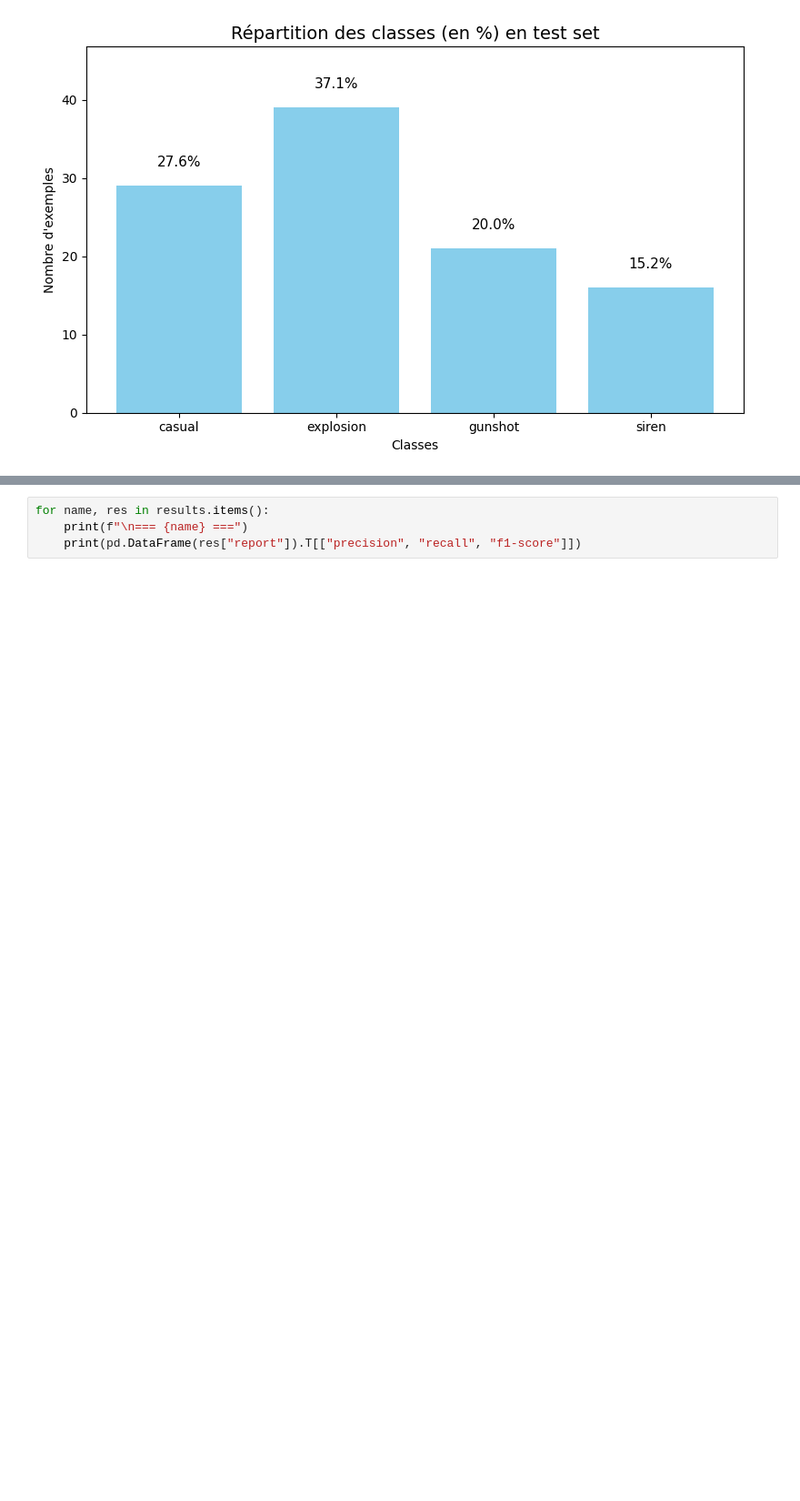
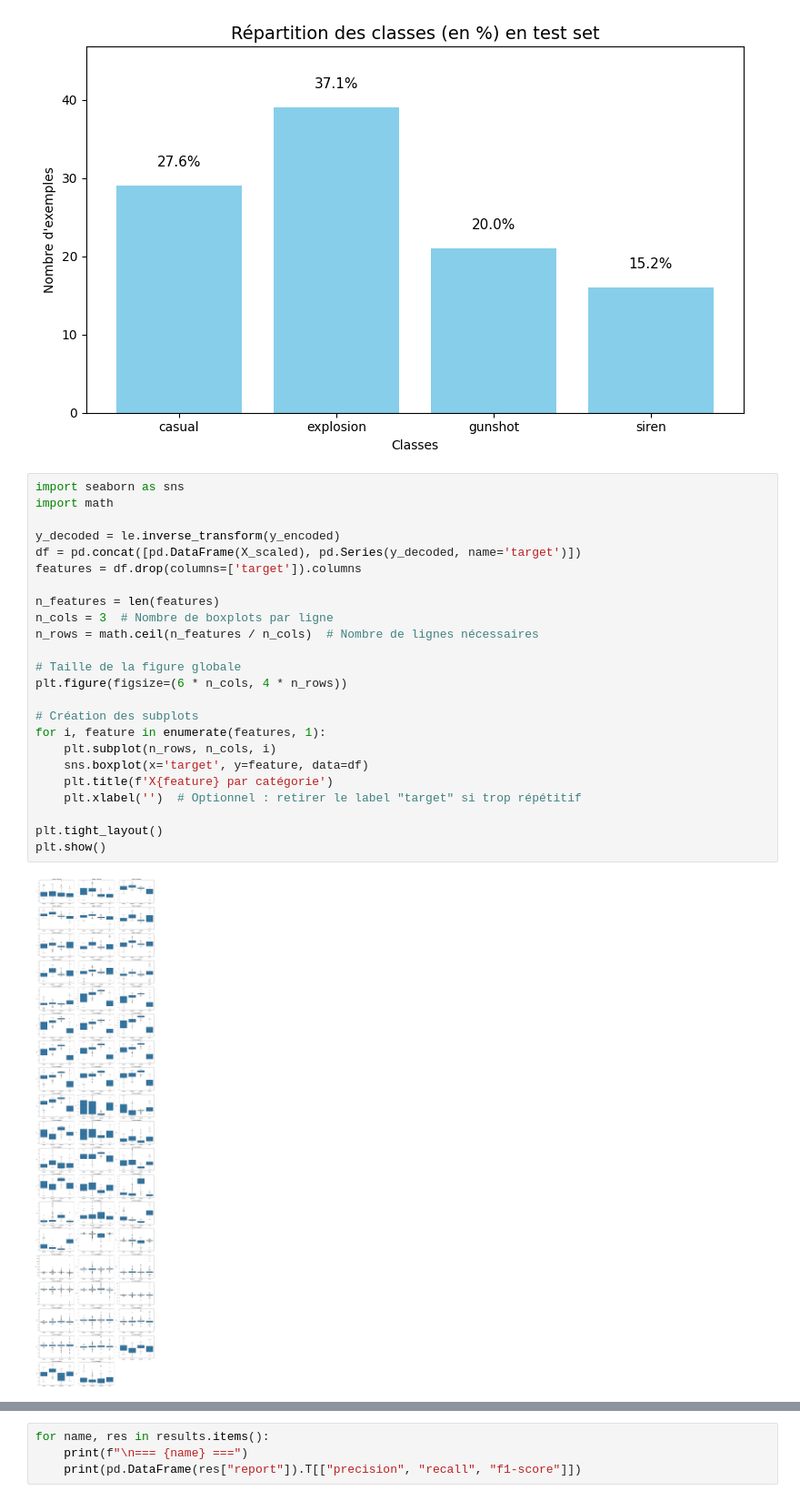
Before and after one commit to Stevens05/SESA, a Jupyter notebook: model/Train_built-in.ipynb, the cells around one changed output, grey strips where cells are left out. Shown: that part at 91% size. Drawn from its saved outputs; the diff is of its cells as text; blank space fills up the shorter version.

```diff
--- a/model/Train_built-in.ipynb
+++ b/model/Train_built-in.ipynb
@@ -222,3 +222,29 @@ plt.tight_layout()
 plt.show()
 # %% [output]
 [figure]
+# %%
+import seaborn as sns
+import math
+
+y_decoded = le.inverse_transform(y_encoded)
+df = pd.concat([pd.DataFrame(X_scaled), pd.Series(y_decoded, name='target')])
+features = df.drop(columns=['target']).columns
+
+n_features = len(features)
+n_cols = 3  # Nombre de boxplots par ligne
+n_rows = math.ceil(n_features / n_cols)  # Nombre de lignes nécessaires
+
+# Taille de la figure globale
+plt.figure(figsize=(6 * n_cols, 4 * n_rows))
+
+# Création des subplots
+for i, feature in enumerate(features, 1):
+    plt.subplot(n_rows, n_cols, i)
+    sns.boxplot(x='target', y=feature, data=df)
+    plt.title(f'X{feature} par catégorie')
+    plt.xlabel('')  # Optionnel : retirer le label "target" si trop répétitif
+
+plt.tight_layout()
+plt.show()
+# %% [output]
+[figure, added]
```
Also changed, not shown: parts of 1 cell of this notebook, 15 other files.
